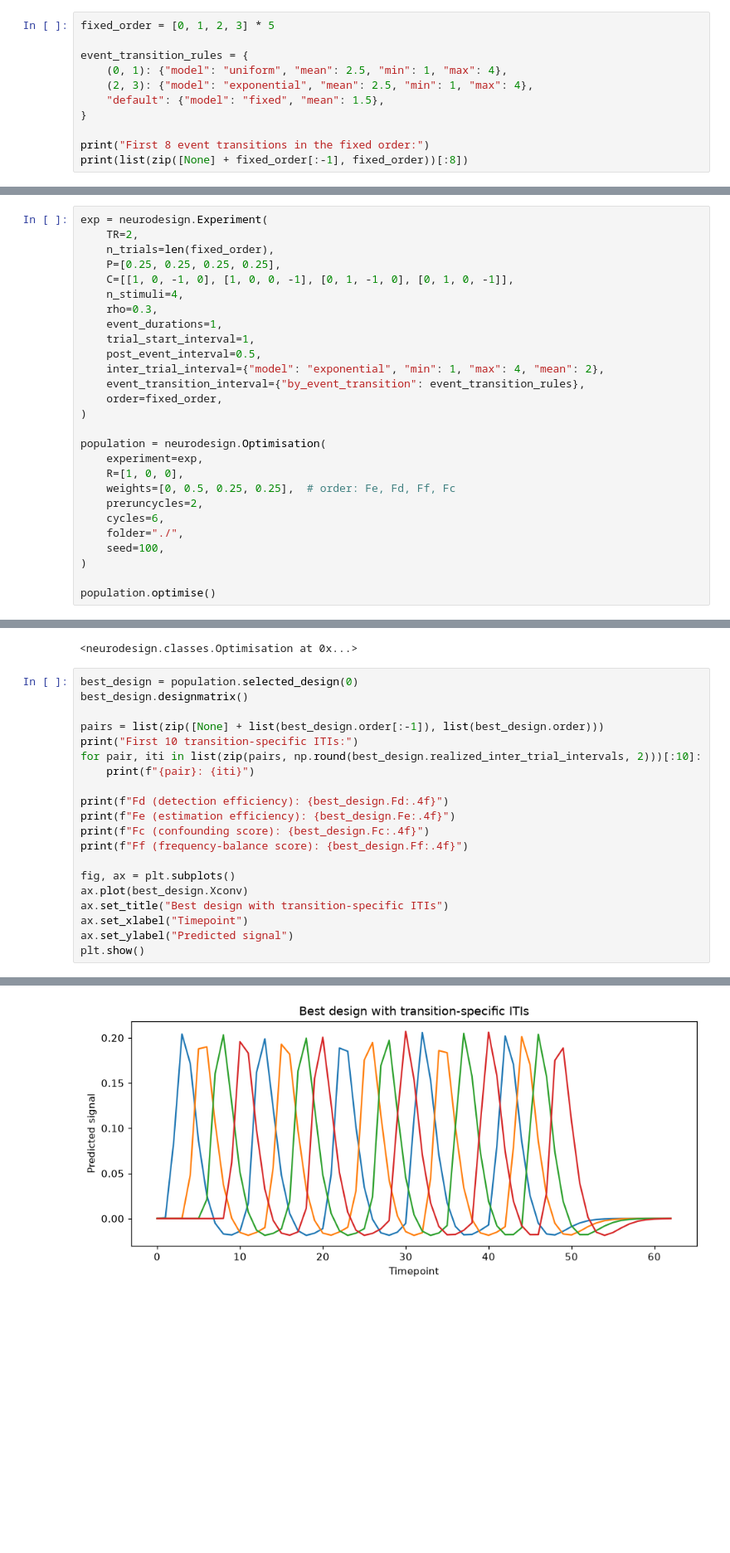
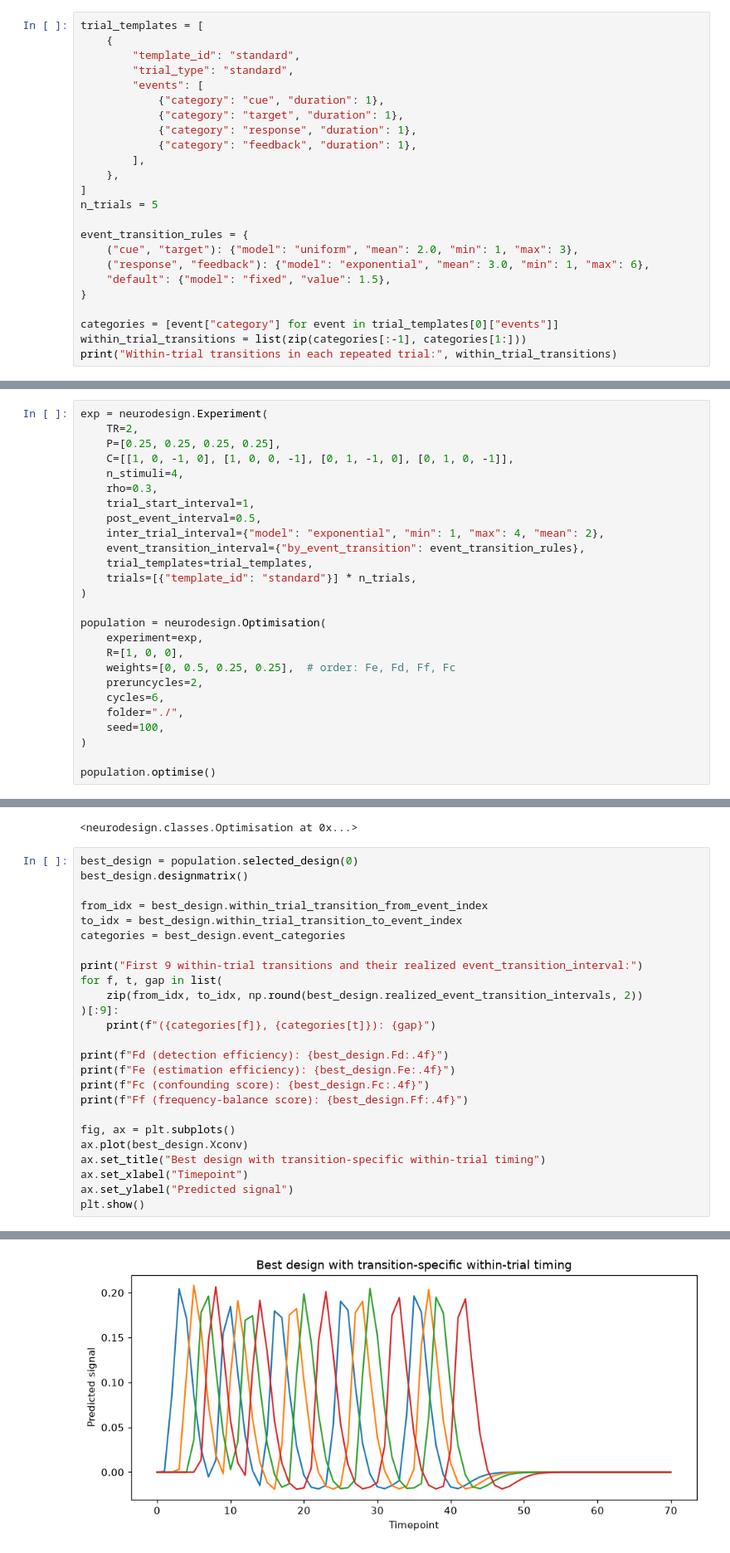
Before and after one commit to SLDlab/neurodesign-plus, a Jupyter notebook: tutorials/new_functions/tutorial_new-event_and_trial_intervals.ipynb, the cells around one changed output, grey strips where cells are left out. Shown at 83% size. Saved outputs shown, nothing was run; the diff lists cells and outputs as text; blank space fills up the shorter version.

Commit message:
finished reworking tutorials; modified fixed key mean to value

```diff
--- a/tutorials/new_functions/tutorial_new-event_and_trial_intervals.ipynb
+++ b/tutorials/new_functions/tutorial_new-event_and_trial_intervals.ipynb
@@ -36,12 +43,25 @@ For this tutorial, we keep the event order fixed so the only changing element is
 # %%
-fixed_order = [0, 1, 2, 3] * 5
+trial_templates = [
+    {
+        "template_id": "standard",
+        "trial_type": "standard",
+        "events": [
+            {"category": "cue", "duration": 1},
+            {"category": "target", "duration": 1},
+            {"category": "response", "duration": 1},
+            {"category": "feedback", "duration": 1},
+        ],
+    },
+]
+n_trials = 5
 
 event_transition_rules = {
-    (0, 1): {"model": "uniform", "mean": 2.5, "min": 1, "max": 4},
-    (2, 3): {"model": "exponential", "mean": 2.5, "min": 1, "max": 4},
-    "default": {"model": "fixed", "mean": 1.5},
+    ("cue", "target"): {"model": "uniform", "mean": 2.0, "min": 1, "max": 3},
+    ("response", "feedback"): {"model": "exponential", "mean": 3.0, "min": 1, "max": 6},
+    "default": {"model": "fixed", "value": 1.5},
 }
 
-print("First 8 event transitions in the fixed order:")
-print(list(zip([None] + fixed_order[:-1], fixed_order))[:8])
+categories = [event["category"] for event in trial_templates[0]["events"]]
+within_trial_transitions = list(zip(categories[:-1], categories[1:]))
+print("Within-trial transitions in each repeated trial:", within_trial_transitions)
 # %% [output]
@@ -61,17 +80,16 @@ The experiment below uses `event_transition_interval` to specify the gap before
 # %%
 exp = neurodesign.Experiment(
     TR=2,
-    n_trials=len(fixed_order),
     P=[0.25, 0.25, 0.25, 0.25],
     C=[[1, 0, -1, 0], [1, 0, 0, -1], [0, 1, -1, 0], [0, 1, 0, -1]],
     n_stimuli=4,
     rho=0.3,
-    event_durations=1,
     trial_start_interval=1,
     post_event_interval=0.5,
     inter_trial_interval={"model": "exponential", "min": 1, "max": 4, "mean": 2},
     event_transition_interval={"by_event_transition": event_transition_rules},
-    order=fixed_order,
+    trial_templates=trial_templates,
+    trials=[{"template_id": "standard"}] * n_trials,
 )
 
 population = neurodesign.Optimisation(
@@ -96,10 +114,15 @@ UserWarning: install "ipywidgets" for Jupyter support
 best_design = population.selected_design(0)
 best_design.designmatrix()
 
-pairs = list(zip([None] + list(best_design.order[:-1]), list(best_design.order)))
-print("First 10 transition-specific ITIs:")
-for pair, iti in list(zip(pairs, np.round(best_design.realized_inter_trial_intervals, 2)))[:10]:
-    print(f"{pair}: {iti}")
+from_idx = best_design.within_trial_transition_from_event_index
+to_idx = best_design.within_trial_transition_to_event_index
+categories = best_design.event_categories
+
+print("First 9 within-trial transitions and their realized event_transition_interval:")
+for f, t, gap in list(
+    zip(from_idx, to_idx, np.round(best_design.realized_event_transition_intervals, 2))
+)[:9]:
+    print(f"({categories[f]}, {categories[t]}): {gap}")
 
 print(f"Fd (detection efficiency): {best_design.Fd:.4f}")
 print(f"Fe (estimation efficiency): {best_design.Fe:.4f}")
@@ -108,7 +131,7 @@ print(f"Ff (frequency-balance score): {best_design.Ff:.4f}")
 
 fig, ax = plt.subplots()
 ax.plot(best_design.Xconv)
-ax.set_title("Best design with transition-specific ITIs")
+ax.set_title("Best design with transition-specific within-trial timing")
 ax.set_xlabel("Timepoint")
 ax.set_ylabel("Predicted signal")
 plt.show()
@@ -128,7 +150,7 @@ Fd (detection efficiency): 0.9636
 Fe (estimation efficiency): 0.0000
 Fc (confounding score): 0.2165
 Ff (frequency-balance score): 1.0000
-[figure, old version]
+[figure, new version]
 # %% [markdown]
 ## 3. Interpreting the plot
 
```
Also changed, not shown: parts of 8 cells of this notebook, 9 other files.
